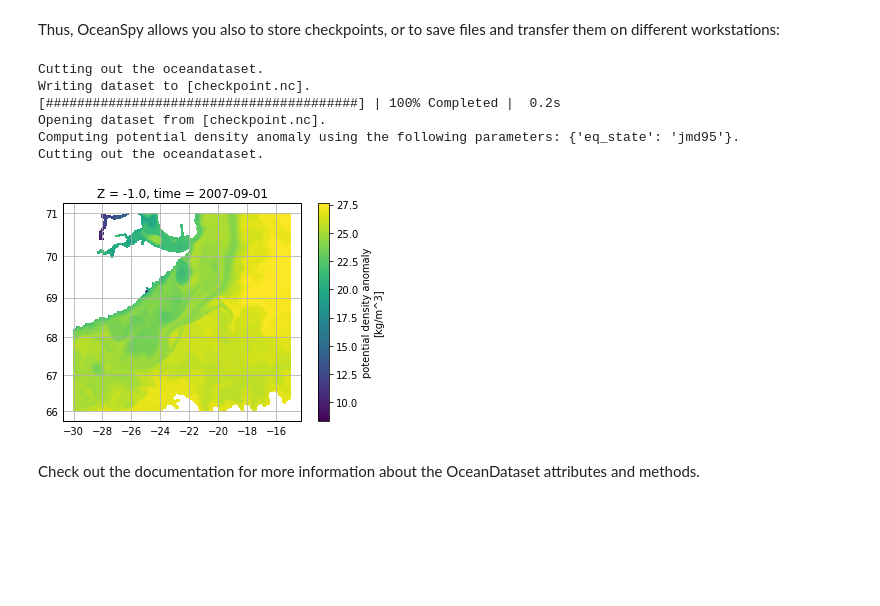
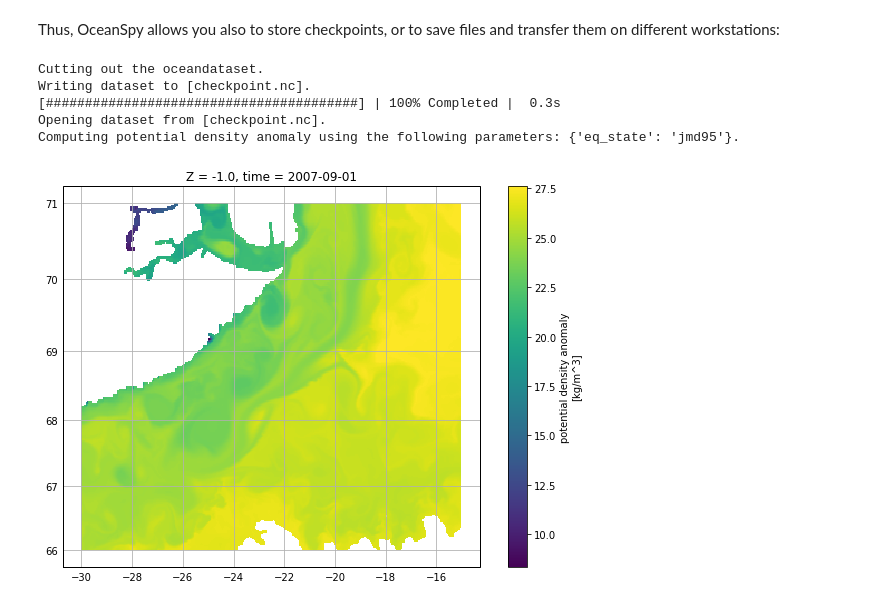
Before and after one commit to hainegroup/oceanspy, a Jupyter notebook: docs/Tutorial_OceanDataset.ipynb, the cells around one changed output. Drawn from its saved outputs; the diff is of its cells as text; code cells hidden in the pictures; blank space fills up the shorter version.

```diff
--- a/docs/Tutorial_OceanDataset.ipynb
+++ b/docs/Tutorial_OceanDataset.ipynb
@@ -223,22 +229,20 @@ Thus, OceanSpy allows you also to store checkpoints, or to save files and transf
 # %%
 # Keep hydrography only
 cut_od   = ospy.subsample.cutout(new_od, varList = ['Temp', 'S'])
 cut_od   = cut_od.set_name('checkpoint', overwrite=True).set_description('Just hydrography', overwrite=True)
 # Save to netcdf
 filename = 'checkpoint.nc'
 cut_od.to_netcdf(filename, engine='scipy')
 # Re-open
 opened_od = ospy.open_oceandataset.from_netcdf(filename)
 # Compute Sigma0
 opened_od = opened_od.compute.potential_density_anomaly()
+fig, ax = plt.subplots(1,1, figsize=(10, 7))
 ax = opened_od.plot.horizontal_section(varName='Sigma0')
 # %% [output]
 Cutting out the oceandataset.
 Writing dataset to [checkpoint.nc].
-[########################################] | 100% Completed |  0.2s
+[########################################] | 100% Completed |  0.3s
 Opening dataset from [checkpoint.nc].
 Computing potential density anomaly using the following parameters: {'eq_state': 'jmd95'}.
-Cutting out the oceandataset.
-[figure, old version]
+[figure, new version]
-# %% [markdown]
-Check out the documentation for more information about the OceanDataset attributes and methods.
```
Also changed, not shown: parts of 8 cells of this notebook, 6 other files.
